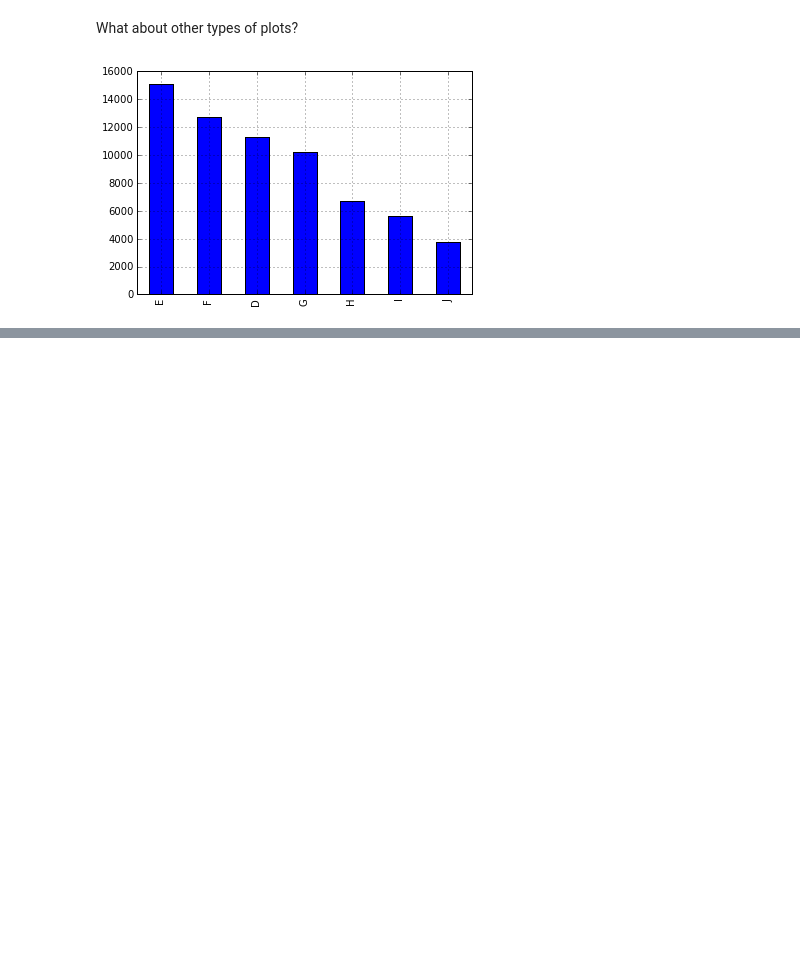
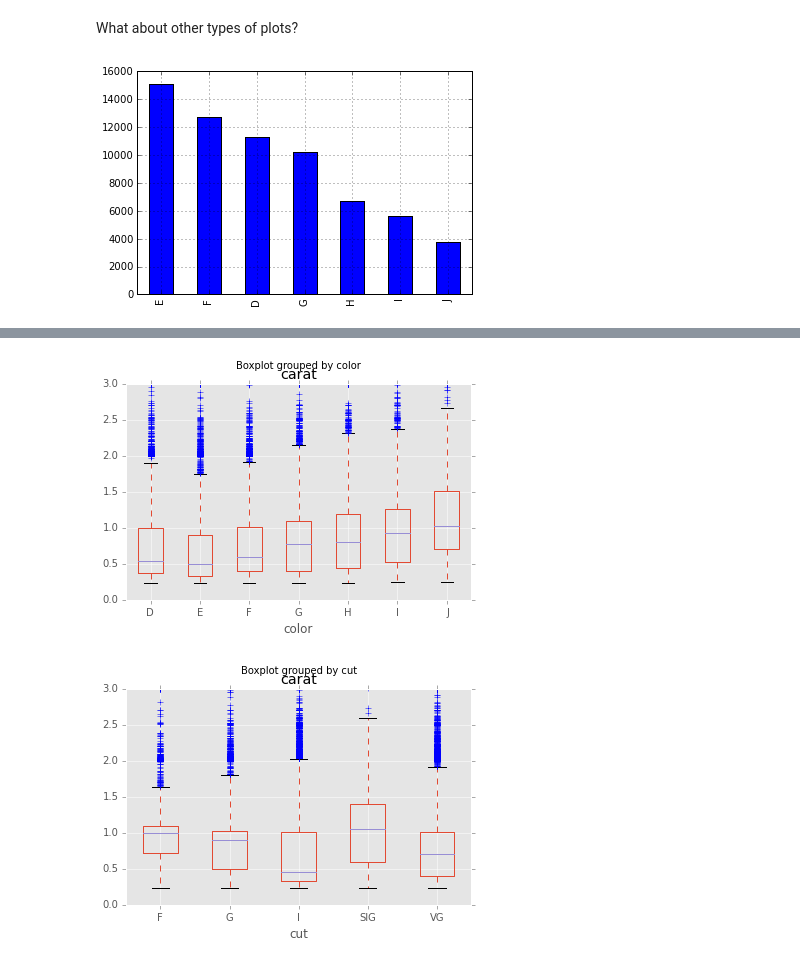
Before and after one commit to jmxpearson/DIBS_materials, a Jupyter notebook: python/Basic Data Analysis.ipynb, the cells around one changed output, grey strips where cells are left out. Saved outputs shown, nothing was run; the diff lists cells and outputs as text; code cells hidden in the pictures; blank space fills up the shorter version.

```diff
--- a/python/Basic Data Analysis.ipynb
+++ b/python/Basic Data Analysis.ipynb
@@ -515,0 +529,8 @@ data.plot(kind='scatter', x='carat', y='price', logy=True);
+# %%
+data.boxplot(column='carat', by='color');
+plt.ylim(0, 3);
+data.boxplot(column='carat', by='cut');
+plt.ylim(0, 3);
+# %% [output]
+[figure, added]
+[figure, added]
```
Also changed, not shown: parts of 8 cells of this notebook.
